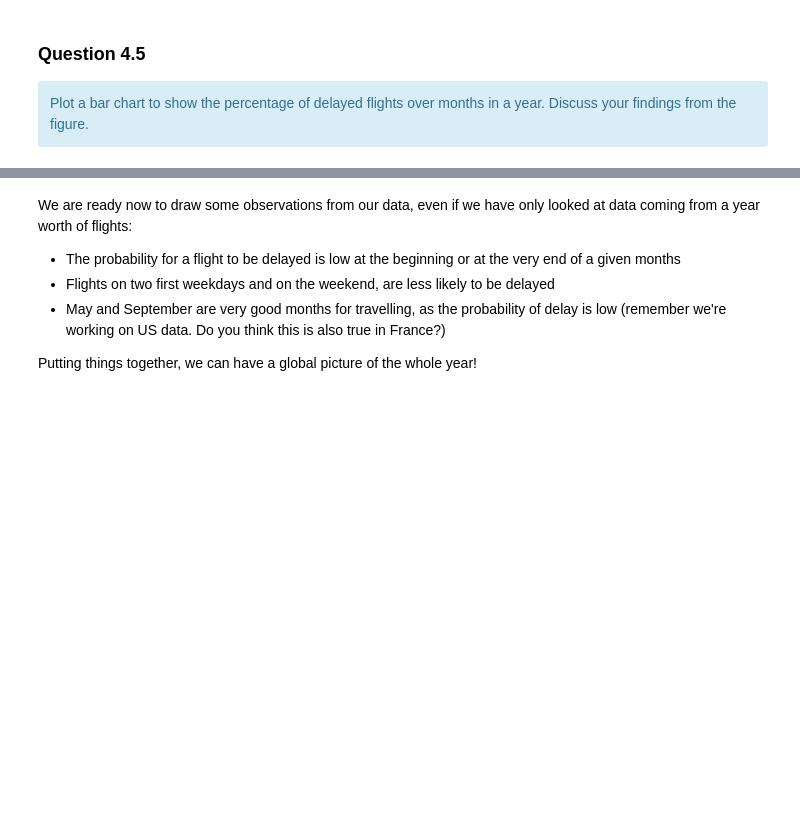
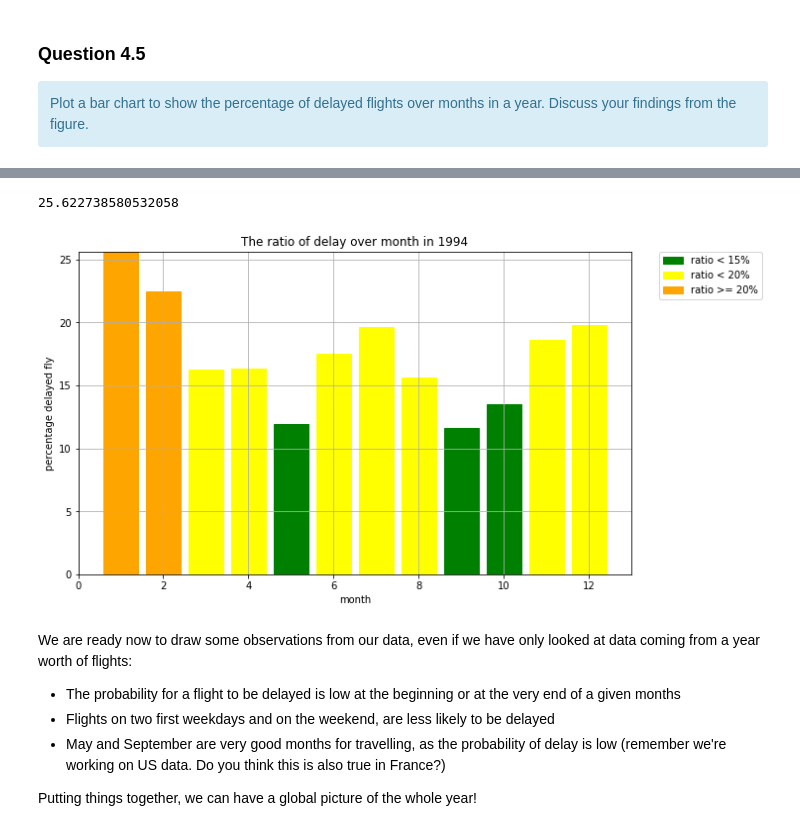
Before and after one commit to spapicchio/Distributed-System-And-Cloud-Computing, a Jupyter notebook: Labs/SPARSQL.ipynb, the cells around one changed output, grey strips where cells are left out. Saved outputs shown, nothing was run; the diff lists cells and outputs as text; code cells hidden in the pictures; blank space fills up the shorter version.

```diff
--- a/Labs/SPARSQL.ipynb
+++ b/Labs/SPARSQL.ipynb
@@ -1146,3 +1397,15 @@ Plot a bar chart to show the percentage of delayed flights over days in a week.
 <div class="alert alert-info">
 Plot a bar chart to show the percentage of delayed flights over months in a year. Discuss your findings from the figure.
 </div>
+# %%
+percent_delay_per_month = (delayed_flight
+                                 .groupby('year', 'month').sum('map_delay', 'tot')
+                                 .withColumnRenamed('sum(map_delay)', 'sum_delay')
+                                 .withColumnRenamed('sum(tot)', 'sum_tot')
+
+                                 .selectExpr('year', 'month', 'double(sum_delay/sum_tot)*100 as percentage')
+
+                                 .orderBy('year', 'month')
+                            )
+
+percent_delay_per_month.show()
@@ -1148,0 +1429,3 @@ Plot a bar chart to show the percentage of delayed flights over months in a year
+# %%
+pdf = percent_delay_per_month.toPandas()[['month', 'percentage']]
+pdf
@@ -1149,3 +1446,34 @@ Plot a bar chart to show the percentage of delayed flights over months in a year
+# %%
+pdf.iloc[0, 1]
+# %% [output]
+25.622738580532058
+# %%
+plt.figure(figsize=(10,6))
+plt.xlabel('month')
+plt.ylabel("percentage delayed fly")
+plt.title(f'The ratio of delay over month in 1994')
+plt.grid(True,which="both")
+
+bars = plt.bar(pdf['month'], pdf['percentage'], align='center', edgecolor = "black")
+for i in range(0, len(bars)):
+    color = 'orange'
+    if pdf.iloc[i, 1] < 15:
+        color = 'green'
+    elif pdf.iloc[i, 1] < 20:
+        color = 'yellow'
+
+    bars[i].set_color(color)
+
+
+patch2 = mpatches.Patch(color='green', label='ratio < 15%')
+patch3 = mpatches.Patch(color='yellow', label='ratio < 20%')
+patch4 = mpatches.Patch(color='orange', label='ratio >= 20%')
+
+
+plt.legend(handles=[patch2, patch3, patch4] , bbox_to_anchor=(1.05, 1), loc=2, borderaxespad=0.)
+plt.margins(0.05, 0)
+# %% [output]
+[figure, added]
 # %% [markdown]
 We are ready now to draw some observations from our data, even if we have only looked at data coming from a year worth of flights:
 
```
Also changed, not shown: parts of 22 cells of this notebook.
